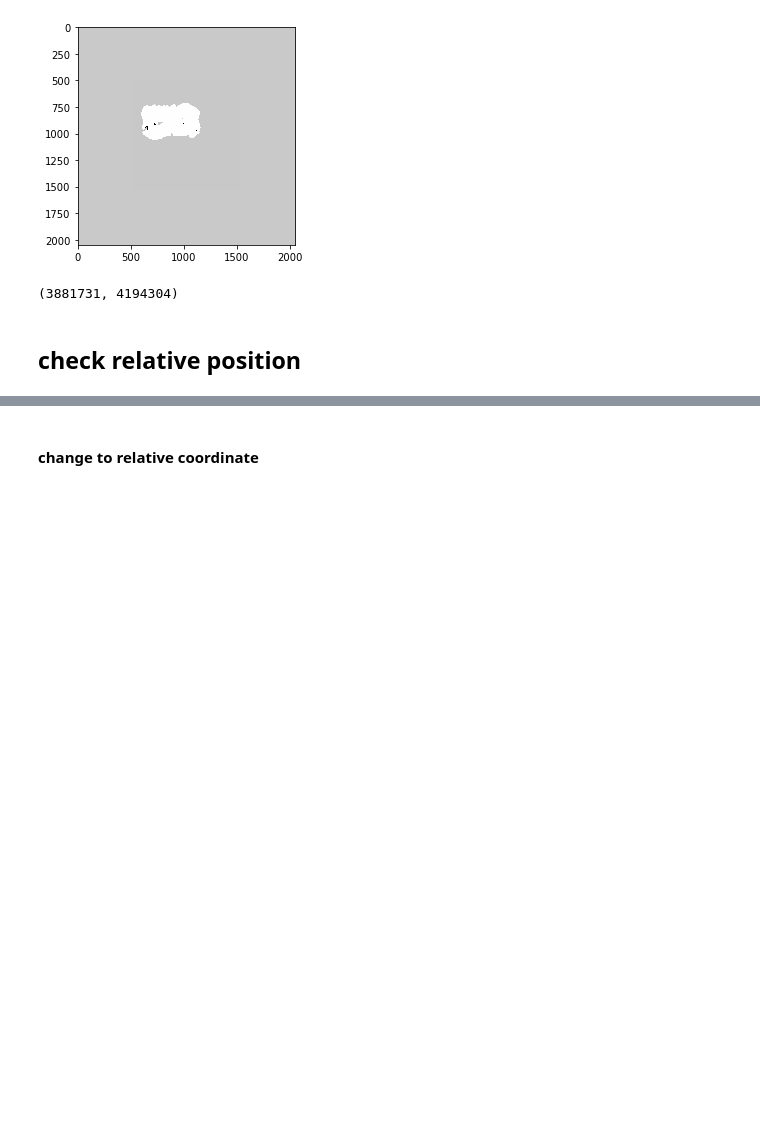
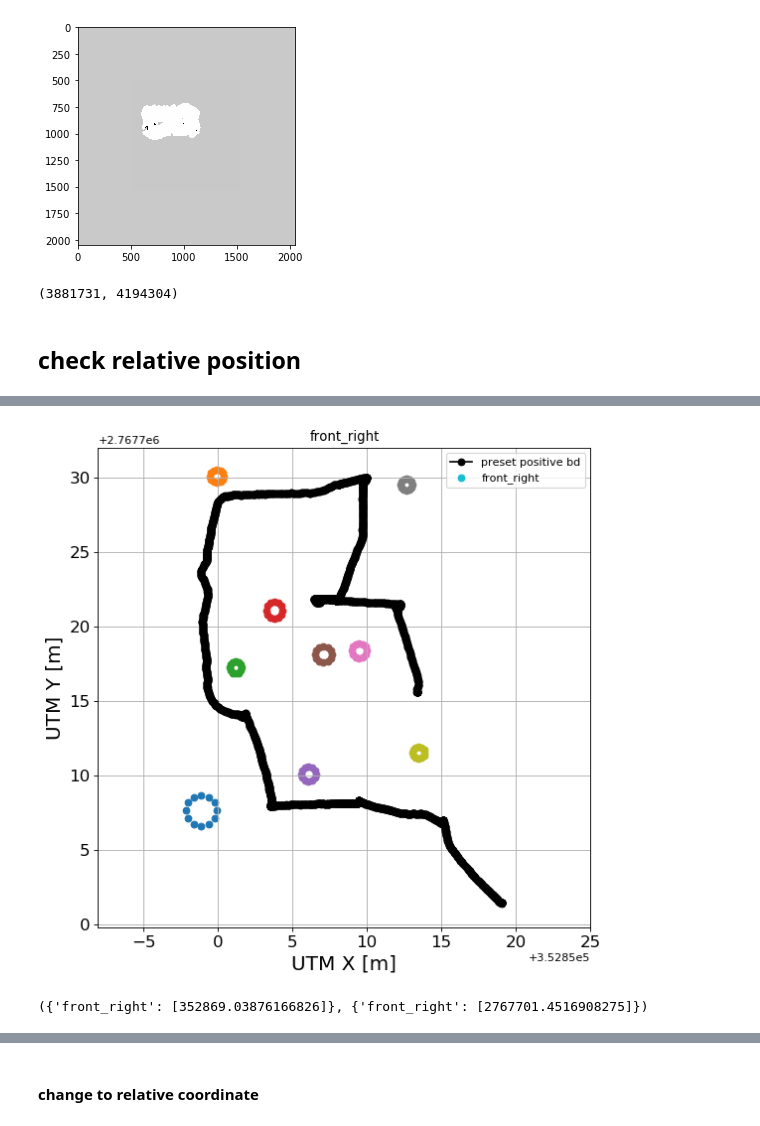
Before and after one commit to Chen-Yu-Qiang/mapping_explorer, a Jupyter notebook: jupyterNotebook/merge_map.ipynb, the cells around one changed output, grey strips where cells are left out. Saved outputs shown, nothing was run; the diff lists cells and outputs as text; code cells hidden in the pictures; blank space fills up the shorter version.

```diff
--- a/jupyterNotebook/merge_map.ipynb
+++ b/jupyterNotebook/merge_map.ipynb
@@ -183,0 +187,28 @@ utm_start_x_dict, utm_start_y_dict
+# %%
+fig3, ax3 = plt.subplots(figsize=(8, 8),dpi=80)
+utm_start_x_dict = {}
+utm_start_y_dict = {}
+num_trunk = [10,9,16,9,4]
+item = 'front_right'
+index = 1
+shp_path = '/home/ncslaber/110-1/211002_allLibrary/'+file_name[item]+'/1116_test2_after_preprocess/shapefiles/'
+for i in range(num_trunk[index]):
+    neg_bd = np.load(shp_path+'neg_'+str(i+1)+'_bd_utm.npy')
+    plt.scatter(neg_bd[:,0], neg_bd[:,1])
+
+lat_start = np.mean(lat_dict[item][:25])
+lng_start = np.mean(lng_dict[item][:25])
+utm_start_x, utm_start_y = get_init_utm_npy([lat_start], [lng_start])
+utm_start_x_dict[item] = utm_start_x
+utm_start_y_dict[item] = utm_start_y
+plt.scatter(utm_start_x, utm_start_y, label=item)
+
+
+utm_x_traj, utm_y_traj = get_init_utm_npy(lat_dict[item], lng_dict[item])
+traj(utm_x_traj,utm_y_traj, item)
+plt.legend()
+plt.show()
+utm_start_x_dict, utm_start_y_dict
+# %% [output]
+[figure, added]
+({'front_right': [352869.03876166826]}, {'front_right': [2767701.4516908275]})
```
Also changed, not shown: parts of 20 cells of this notebook, 3 other files.
